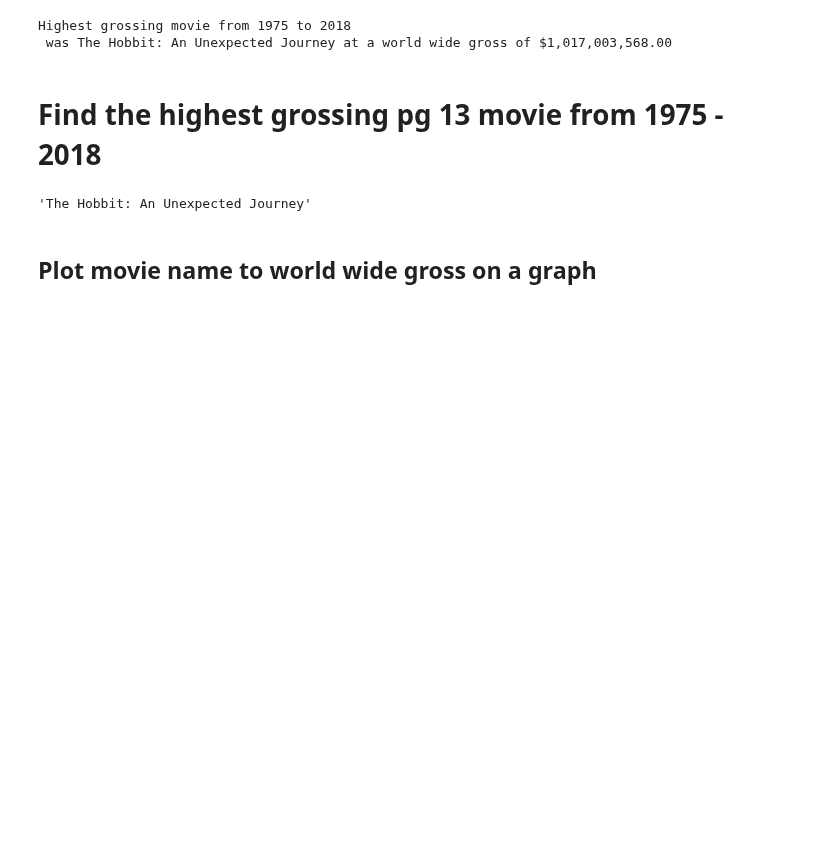
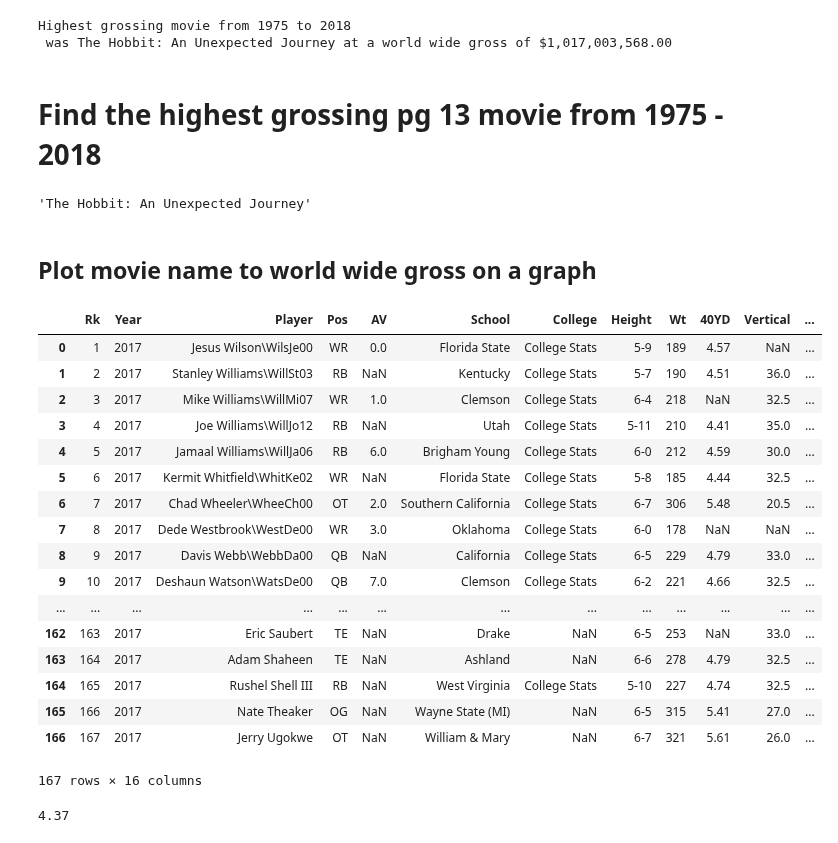
Before and after one commit to Berkat0789/Data_Analysis, a Jupyter notebook: Personal Projects/Top 10 Grossing Films 1975-2018.ipynb, the cells around one changed output. Drawn from its saved outputs; the diff is of its cells as text; code cells hidden in the pictures; blank space fills up the shorter version.

```diff
--- a/Personal Projects/Top 10 Grossing Films 1975-2018.ipynb
+++ b/Personal Projects/Top 10 Grossing Films 1975-2018.ipynb
@@ -52,3 +56,30 @@ movie_vs_gross = movie_Data[["title", "worldwide_gross"]]
 # %%
 x = np.array(movie_vs_gross["title"])
 y = np.array(movie_vs_gross["worldwide_gross"])
+# %%
+nfl = pd.read_csv("2017Offense.csv")
+# %%
+nfl
+# %% [output]
+|  | Rk | Year | Player | Pos | AV | School | College | Height | Wt | 40YD | Vertical | ... |
+| 0 | 1 | 2017 | Jesus Wilson\WilsJe00 | WR | 0.0 | Florida State | College Stats | 5-9 | 189 | 4.57 | NaN | ... |
+| 1 | 2 | 2017 | Stanley Williams\WillSt03 | RB | NaN | Kentucky | College Stats | 5-7 | 190 | 4.51 | 36.0 | ... |
+| 2 | 3 | 2017 | Mike Williams\WillMi07 | WR | 1.0 | Clemson | College Stats | 6-4 | 218 | NaN | 32.5 | ... |
+| 3 | 4 | 2017 | Joe Williams\WillJo12 | RB | NaN | Utah | College Stats | 5-11 | 210 | 4.41 | 35.0 | ... |
+| 4 | 5 | 2017 | Jamaal Williams\WillJa06 | RB | 6.0 | Brigham Young | College Stats | 6-0 | 212 | 4.59 | 30.0 | ... |
+| 5 | 6 | 2017 | Kermit Whitfield\WhitKe02 | WR | NaN | Florida State | College Stats | 5-8 | 185 | 4.44 | 32.5 | ... |
+| 6 | 7 | 2017 | Chad Wheeler\WheeCh00 | OT | 2.0 | Southern California | College Stats | 6-7 | 306 | 5.48 | 20.5 | ... |
+| 7 | 8 | 2017 | Dede Westbrook\WestDe00 | WR | 3.0 | Oklahoma | College Stats | 6-0 | 178 | NaN | NaN | ... |
+| 8 | 9 | 2017 | Davis Webb\WebbDa00 | QB | NaN | California | College Stats | 6-5 | 229 | 4.79 | 33.0 | ... |
+| 9 | 10 | 2017 | Deshaun Watson\WatsDe00 | QB | 7.0 | Clemson | College Stats | 6-2 | 221 | 4.66 | 32.5 | ... |
+| ... | ... | ... | ... | ... | ... | ... | ... | ... | ... | ... | ... | ... |
+| 162 | 163 | 2017 | Eric Saubert | TE | NaN | Drake | NaN | 6-5 | 253 | NaN | 33.0 | ... |
+| 163 | 164 | 2017 | Adam Shaheen | TE | NaN | Ashland | NaN | 6-6 | 278 | 4.79 | 32.5 | ... |
+| 164 | 165 | 2017 | Rushel Shell III | RB | NaN | West Virginia | College Stats | 5-10 | 227 | 4.74 | 32.5 | ... |
+| 165 | 166 | 2017 | Nate Theaker | OG | NaN | Wayne State (MI) | NaN | 6-5 | 315 | 5.41 | 27.0 | ... |
+| 166 | 167 | 2017 | Jerry Ugokwe | OT | NaN | William & Mary | NaN | 6-7 | 321 | 5.61 | 26.0 | ... |
+167 rows × 16 columns
+# %%
+nfl[nfl["Pos"] == "RB"]["40YD"].min()
+# %% [output]
+4.37
```
Also changed, not shown: parts of 2 cells of this notebook, 8 other files.
